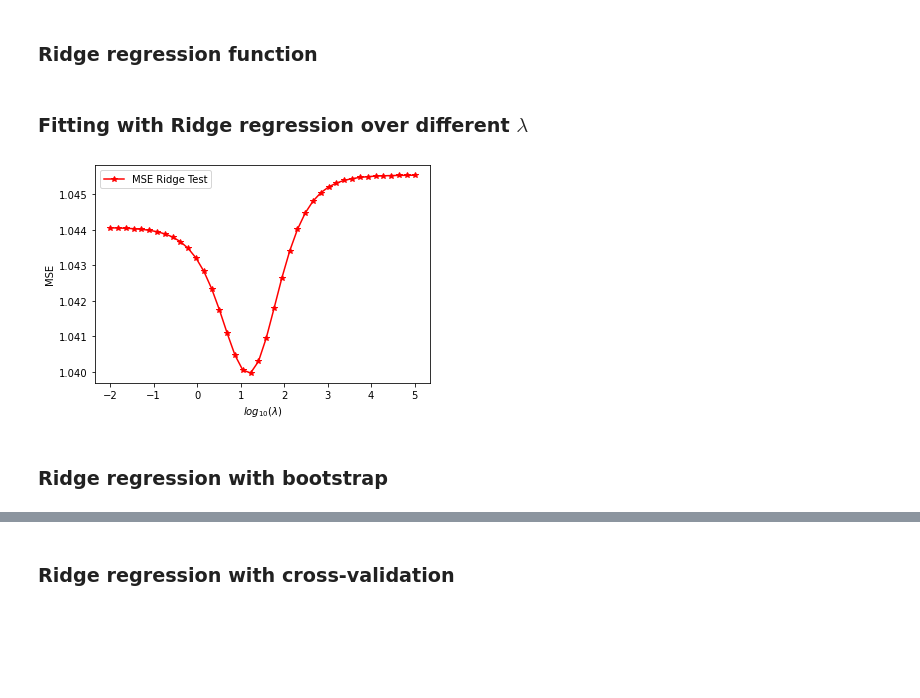
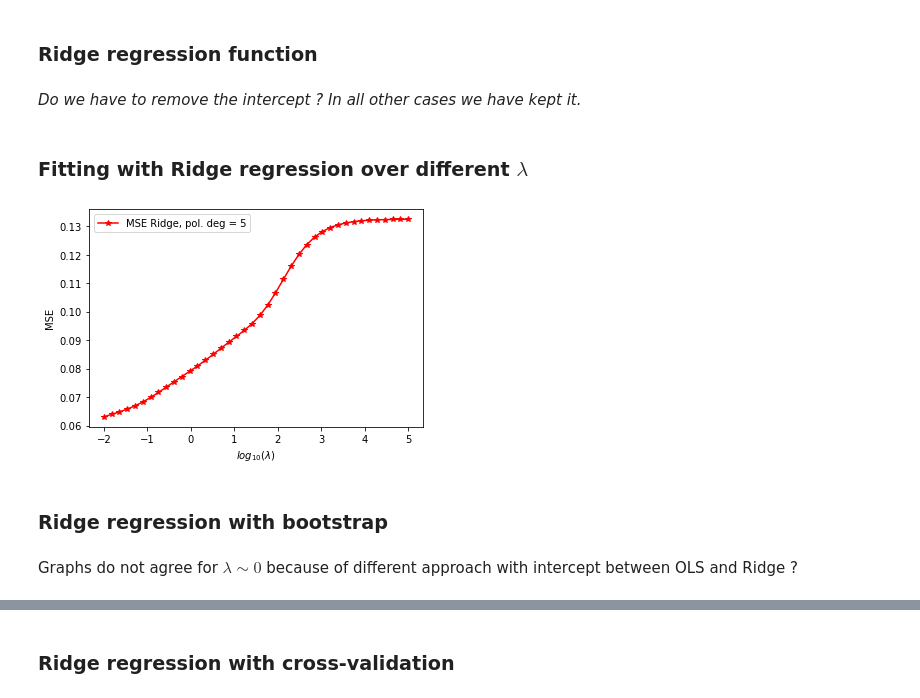
Before and after one commit to engyssimo/MLProjectNucphys, a Jupyter notebook: Project1/Project1.ipynb, the cells around one changed output, grey strips where cells are left out. Saved outputs shown, nothing was run; the diff lists cells and outputs as text; code cells hidden in the pictures; blank space fills up the shorter version.

```diff
--- a/Project1/Project1.ipynb
+++ b/Project1/Project1.ipynb
@@ -302,7 +308,7 @@ x,y = np.meshgrid(x0,y0)
 X0 = create_X(x,y,n=1)
 
 #generate normal distributed noise
-noise_amp = 0.2
+noise_amp = 0.5
 noise = noise_amp*np.random.randn(X0.shape[0])
 
 
@@ -312,7 +318,7 @@ z = FrankeFunction(X0[:,1],X0[:,2]) + noise
 
 
 #maximum degree of polynomial
-maxdegree = 15
+maxdegree = 12
 
 #number of bootstrap resamplings
 n_bs = 150
@@ -391,11 +397,21 @@ def cross_validation_OLS(k_folds, X,z):
 # %% [markdown]
 ### Division in k-folds
 # %%
-k_folds = range(5,11)
-MSE_cross = []
+k_folds = range(5,13)
+MSE_cross = np.zeros(len(k_folds))
+
 maxdegree = 5
 X = create_X(x,y,maxdegree)
-for i  in k_folds:
-    k = i
-    kfold = KFold(n_splits = k)
-    MSE_cross.append(cross_validation_OLS(k,X,z))
+
+for i in range(len(k_folds)):
+
+    kfold = KFold(n_splits = k_folds[i])
+    MSE_cross[i]=cross_validation_OLS(k,X,z)
+
+
+plt.figure()
+plt.plot(k_folds,MSE_cross,"o-",c="r",label="Cross validation")
+plt.xlabel('Number of folds')
+plt.ylabel('MSE')
+plt.legend()
+plt.show()
@@ -465,10 +483,14 @@ plt.show()
 ## Part d)
 # %% [markdown]
 ### Ridge regression function
+# %% [markdown]
+_Do we have to remove the intercept ?
+In all other cases we have kept it._
 # %%
-def Ridge(lambd,X_train,z_train):
+def Ridge(lambd,X_train,z_train,X_test):
     MSE_Ridge = np.zeros(2)
-# Since it relates to remove intercepts, better to use built in function in SKL
+    # Since it relates to remove intercepts, better to use built in function in SKL
+
     RegRidge = linear_model.Ridge(lambd,fit_intercept= True)
     RegRidge.fit(X_train,z_train)
     # and then make the prediction
@@ -482,11 +504,7 @@ def Ridge(lambd,X_train,z_train):
 # %%
 n_points = 20
 
-maxdegree = 10
-
-
-#number of bootstrap resamplings
-n_bs = 100
+degree = 5
 
 #set random seed
 np.random.seed(1)
@@ -500,39 +518,39 @@ y0 = np.random.rand(n_points)
 x,y = np.meshgrid(x0,y0)
 
 #create a dummy design matrix for the arrays of x and y
-X = create_X(x,y,n=1)
+X = create_X(x,y,deg)
 
 #generate normal distributed noise
-noise_amp = 0.9
+noise_amp = 0.2
 noise = noise_amp*np.random.randn(X0.shape[0])
 
 
 z = FrankeFunction(X[:,1],X[:,2]) + noise
 
 X_train, X_test, z_train, z_test = train_test_split(X, z, test_size=0.3)
 
 
 #define interval of lambdas
 nlambdas = 40
 lambd = np.logspace(-2, 5, nlambdas)
 
 MSE_test_Ridge = np.zeros(len(lambd))
 
 #
 for i in range(len(lambd)):
-    MSE_Ridge,_ = Ridge(lambd[i],X_train,z_train)
+    MSE_Ridge,_ = Ridge(lambd[i],X_train,z_train,X_test)
     MSE_test_Ridge[i] = MSE_Ridge[1]
 
 
 plt.figure()
-plt.plot(np.log10(lambd), MSE_test_Ridge, 'r*-', label = 'MSE Ridge Test')
+plt.plot(np.log10(lambd), MSE_test_Ridge, 'r*-', label = 'MSE Ridge, pol. deg = {}'.format(deg))
 
 plt.xlabel('$log_{10}(\lambda)$')
 plt.ylabel('MSE')
 plt.legend()
 plt.show()
 # %% [output]
-[figure, old version]
+[figure, new version]
 # %% [markdown]
 ### Ridge regression with bootstrap
 # %%
@@ -552,2 +570,4 @@ def bootstrap_Ridge(X_train, z_train, datapoints, lambd):
     return MSE, z_test_tilde
+# %% [markdown]
+Graphs do not agree for $\lambda\sim0$ because of different approach with intercept between OLS and Ridge ?
 # %%
```
Also changed, not shown: parts of 12 cells of this notebook.
